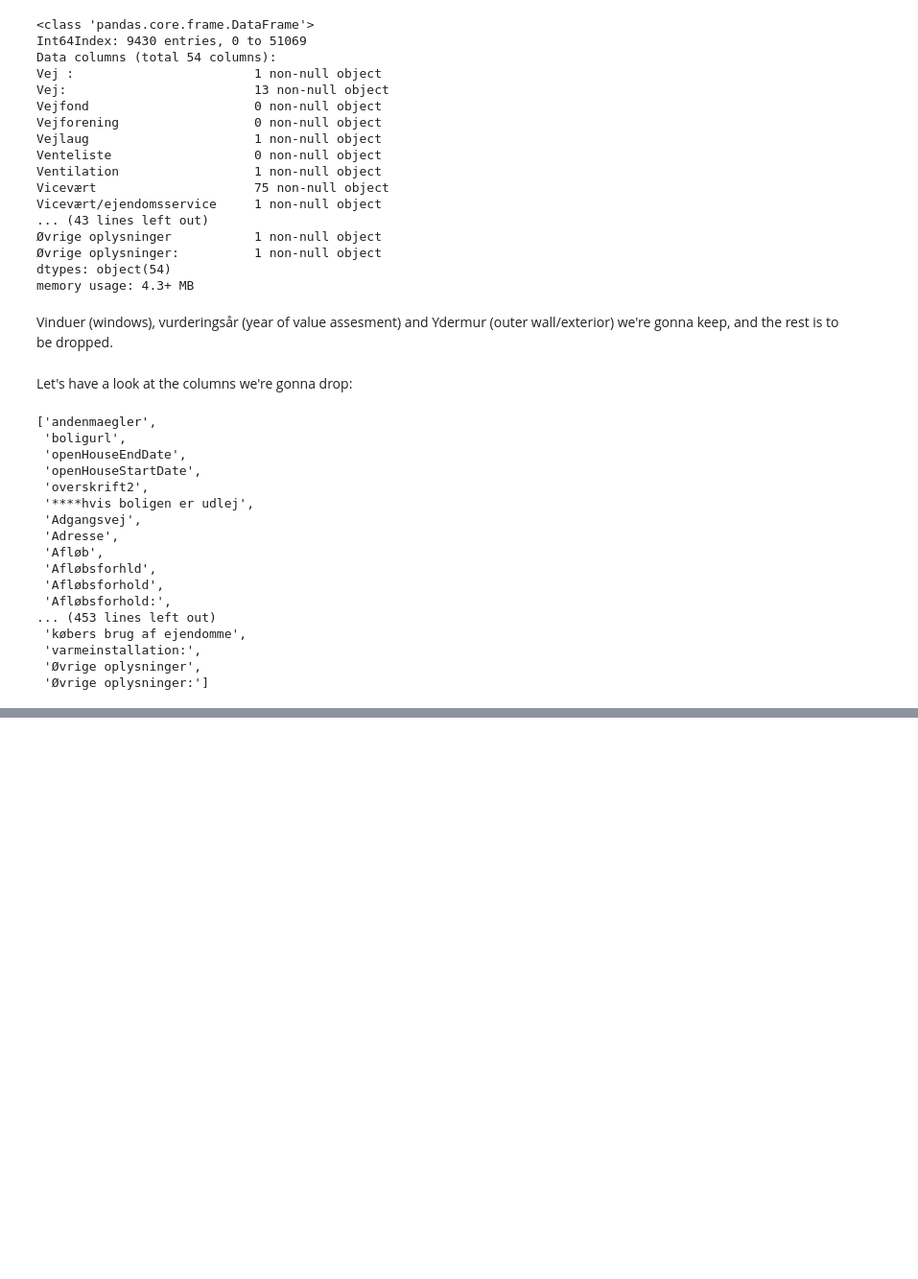
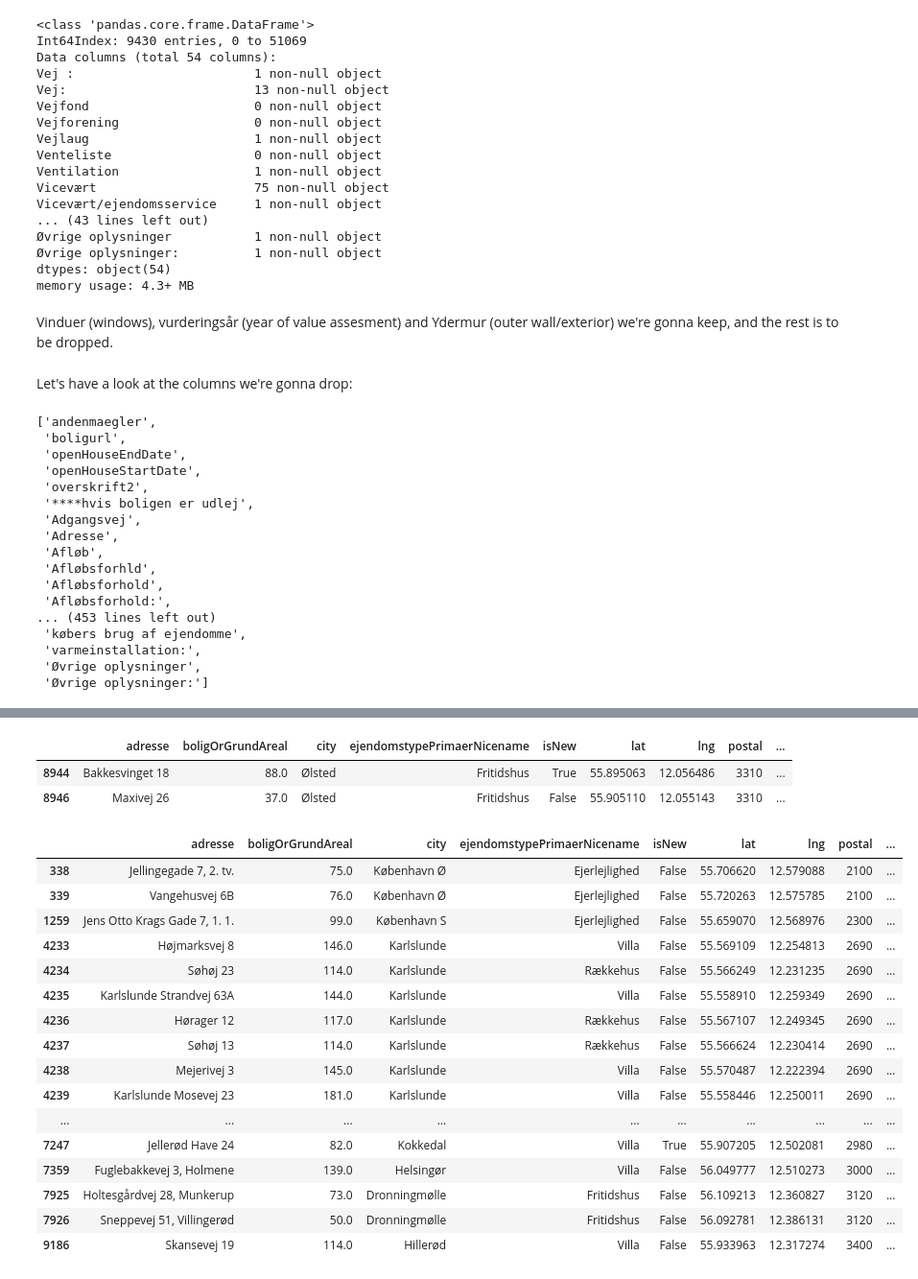
Before and after one commit to mbroend/predicting-home-prices, a Jupyter notebook: Data Wrangling.ipynb, the cells around one changed output, grey strips where cells are left out. Shown at 96% size. Drawn from its saved outputs; the diff is of its cells as text; code cells hidden in the pictures; blank space fills up the shorter version.

```diff
--- a/Data Wrangling.ipynb
+++ b/Data Wrangling.ipynb
@@ -1026,0 +1262,2 @@ df_clean.to_csv('home_data_clean.csv')
+# %%
+df_clean.Ydermur.fillna(df_clean['Ydervægge'], inplace = True)
@@ -1026,0 +1269,2 @@ df_clean.to_csv('home_data_clean.csv')
+# %%
+df_clean.Ydermur.fillna(df_clean['Ydremur'], inplace = True)
@@ -1026,0 +1289,8 @@ df_clean.to_csv('home_data_clean.csv')
+# %%
+df_clean.drop(axis = 1,
+              columns = ['Yder vægge', 'Ydermur:',
+                         'Ydermure', 'Ydervæg',
+                         'Ydervæg:', 'Ydervægge','Ydremur'],
+              inplace = True)
+df_clean.rename(columns = {"Ydermur": "Exterior"}, inplace = True)
+df_clean.head()
@@ -1026,0 +1338,28 @@ df_clean.to_csv('home_data_clean.csv')
+# %%
+df_clean[~df_clean['Vinduer og yderdøre'].isnull()]
+# %% [output]
+|  | adresse | boligOrGrundAreal | city | ejendomstypePrimaerNicename | isNew | lat | lng | postal | ... |
+| 8944 | Bakkesvinget 18 | 88.0 | Ølsted | Fritidshus | True | 55.895063 | 12.056486 | 3310 | ... |
+| 8946 | Maxivej 26 | 37.0 | Ølsted | Fritidshus | False | 55.905110 | 12.055143 | 3310 | ... |
+# %%
+df_clean.Vinduer.fillna(df_clean['Vinduer og yderdøre'], inplace = True)
+# %%
+df_clean[~df_clean['Vinduer:'].isnull()]
+# %% [output]
+|  | adresse | boligOrGrundAreal | city | ejendomstypePrimaerNicename | isNew | lat | lng | postal | ... |
+| 338 | Jellingegade 7, 2. tv. | 75.0 | København Ø | Ejerlejlighed | False | 55.706620 | 12.579088 | 2100 | ... |
+| 339 | Vangehusvej 6B | 76.0 | København Ø | Ejerlejlighed | False | 55.720263 | 12.575785 | 2100 | ... |
+| 1259 | Jens Otto Krags Gade 7, 1. 1. | 99.0 | København S | Ejerlejlighed | False | 55.659070 | 12.568976 | 2300 | ... |
+| 4233 | Højmarksvej 8 | 146.0 | Karlslunde | Villa | False | 55.569109 | 12.254813 | 2690 | ... |
+| 4234 | Søhøj 23 | 114.0 | Karlslunde | Rækkehus | False | 55.566249 | 12.231235 | 2690 | ... |
+| 4235 | Karlslunde Strandvej 63A | 144.0 | Karlslunde | Villa | False | 55.558910 | 12.259349 | 2690 | ... |
+| 4236 | Hørager 12 | 117.0 | Karlslunde | Rækkehus | False | 55.567107 | 12.249345 | 2690 | ... |
+| 4237 | Søhøj 13 | 114.0 | Karlslunde | Rækkehus | False | 55.566624 | 12.230414 | 2690 | ... |
+| 4238 | Mejerivej 3 | 145.0 | Karlslunde | Villa | False | 55.570487 | 12.222394 | 2690 | ... |
+| 4239 | Karlslunde Mosevej 23 | 181.0 | Karlslunde | Villa | False | 55.558446 | 12.250011 | 2690 | ... |
+| ... | ... | ... | ... | ... | ... | ... | ... | ... | ... |
+| 7247 | Jellerød Have 24 | 82.0 | Kokkedal | Villa | True | 55.907205 | 12.502081 | 2980 | ... |
+| 7359 | Fuglebakkevej 3, Holmene | 139.0 | Helsingør | Villa | False | 56.049777 | 12.510273 | 3000 | ... |
+| 7925 | Holtesgårdvej 28, Munkerup | 73.0 | Dronningmølle | Fritidshus | False | 56.109213 | 12.360827 | 3120 | ... |
+| 7926 | Sneppevej 51, Villingerød | 50.0 | Dronningmølle | Fritidshus | False | 56.092781 | 12.386131 | 3120 | ... |
+| 9186 | Skansevej 19 | 114.0 | Hillerød | Villa | False | 55.933963 | 12.317274 | 3400 | ... |
```
Also changed, not shown: parts of 61 cells of this notebook, 1 other file.
